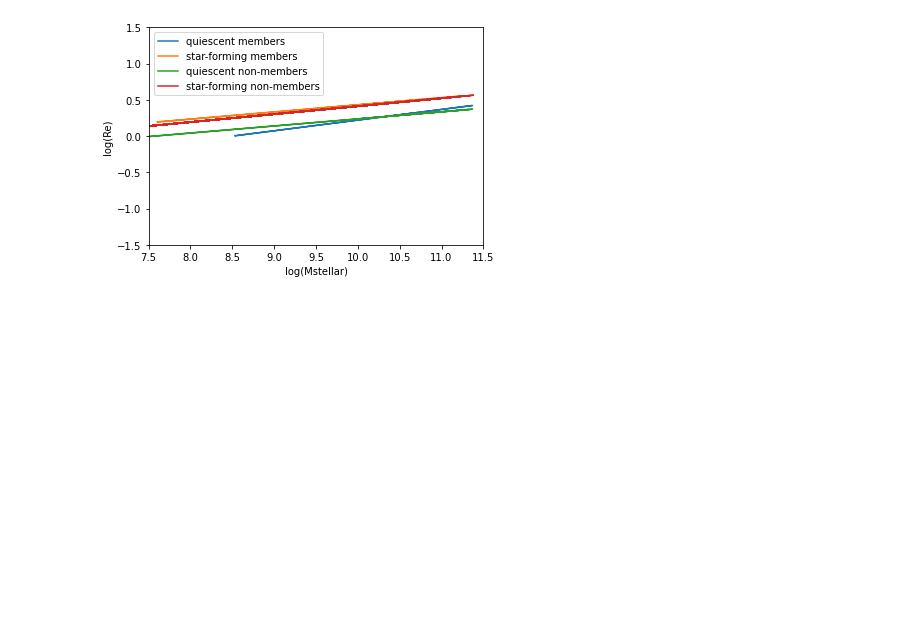
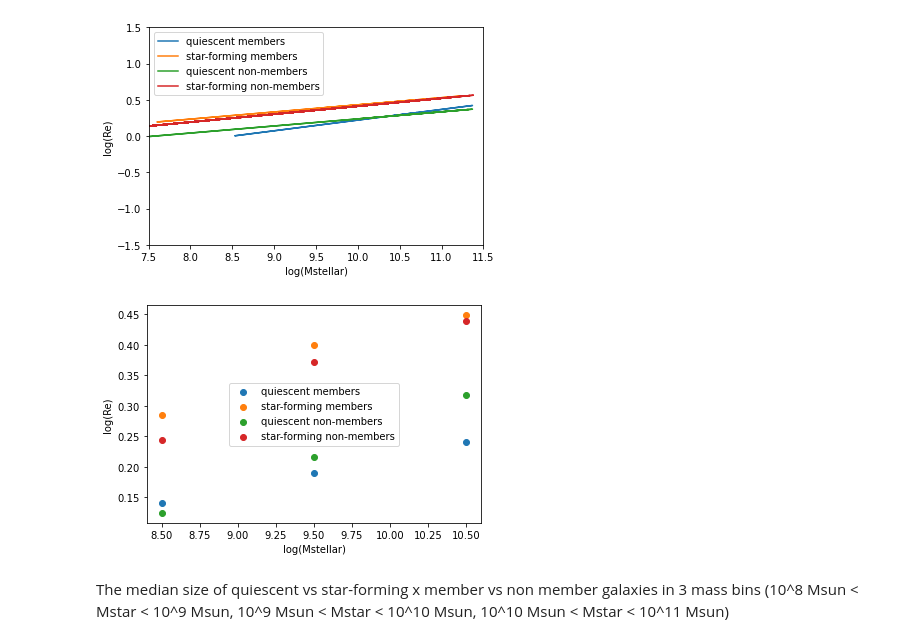
Before and after one commit to FreemanSpray/GOGREEN-Research, a Jupyter notebook: Notebooks/MSR.ipynb, the cells around one changed output. Drawn from its saved outputs; the diff is of its cells as text; code cells hidden in the pictures; blank space fills up the shorter version.

Commit message:
Implement getMedian()
Plot medians using getMedian()

```diff
--- a/Notebooks/MSR.ipynb
+++ b/Notebooks/MSR.ipynb
@@ -127,3 +127,13 @@ with warnings.catch_warnings(): #suppressing depracation warnings for readabilit
     gg.getRatio(x=10.5, plotLines=True, xRange = [7.5, 11.5], yRange = [-1.5, 1.5])
 # %% [output]
 [figure]
+# %%
+with warnings.catch_warnings(): #suppressing depracation warnings for readability purposes
+    warnings.simplefilter("ignore")
+    warnings.warn("deprecated", DeprecationWarning)
+
+    gg.getMedian()
+# %% [output]
+[figure, added]
+# %% [markdown]
+The median size of quiescent vs star-forming x member vs non member galaxies in 3 mass bins (10^8 Msun < Mstar < 10^9 Msun, 10^9 Msun < Mstar < 10^10 Msun, 10^10 Msun < Mstar < 10^11 Msun)
```
Also changed, not shown: parts of 8 cells of this notebook, 1 other file.
